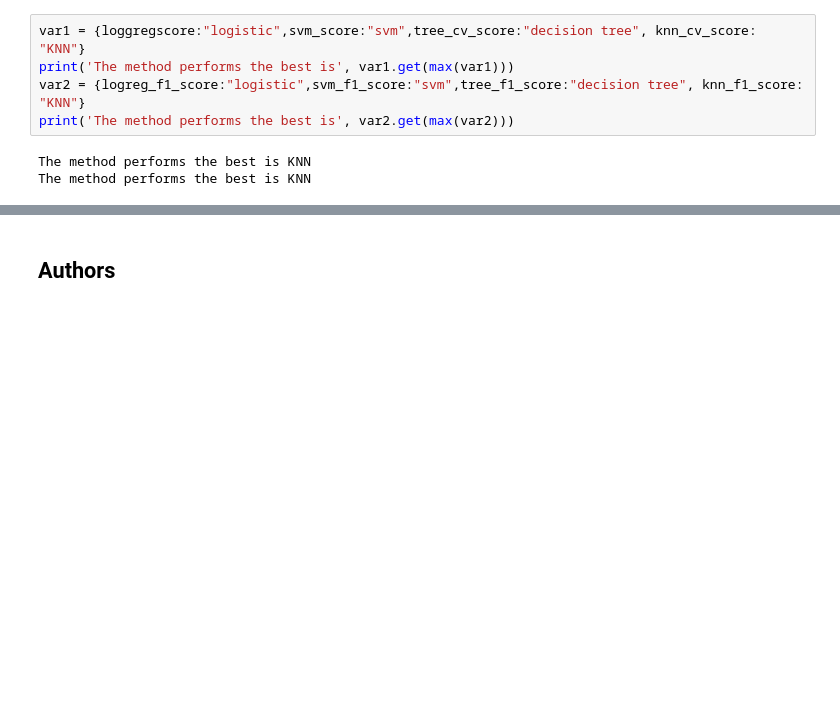
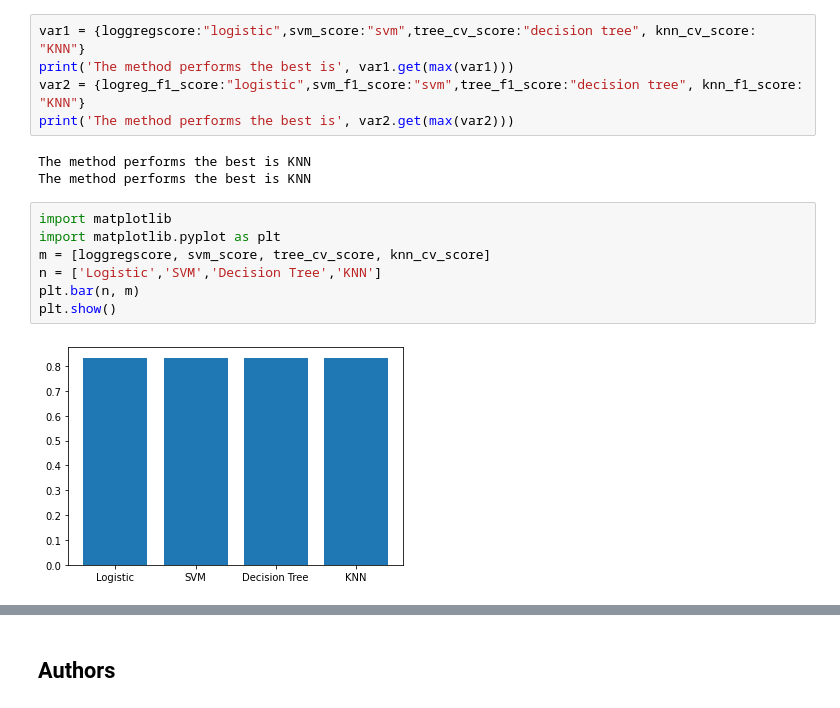
Before and after one commit to KarenHuynh1808/Applied-Data-Science-Capstone, a Jupyter notebook: ML Prediction.ipynb, the cells around one changed output, grey strips where cells are left out. Cells and saved outputs as stored; diff of their text form; blank space fills up the shorter version.

```diff
--- a/ML Prediction.ipynb
+++ b/ML Prediction.ipynb
@@ -360,3 +355,12 @@ print('The method performs the best is', var2.get(max(var2)))
 # %% [output]
 The method performs the best is KNN
 The method performs the best is KNN
+# %%
+import matplotlib
+import matplotlib.pyplot as plt
+m = [loggregscore, svm_score, tree_cv_score, knn_cv_score]
+n = ['Logistic','SVM','Decision Tree','KNN']
+plt.bar(n, m)
+plt.show()
+# %% [output]
+[figure, added]
```
Also changed, not shown: parts of 12 cells of this notebook.
